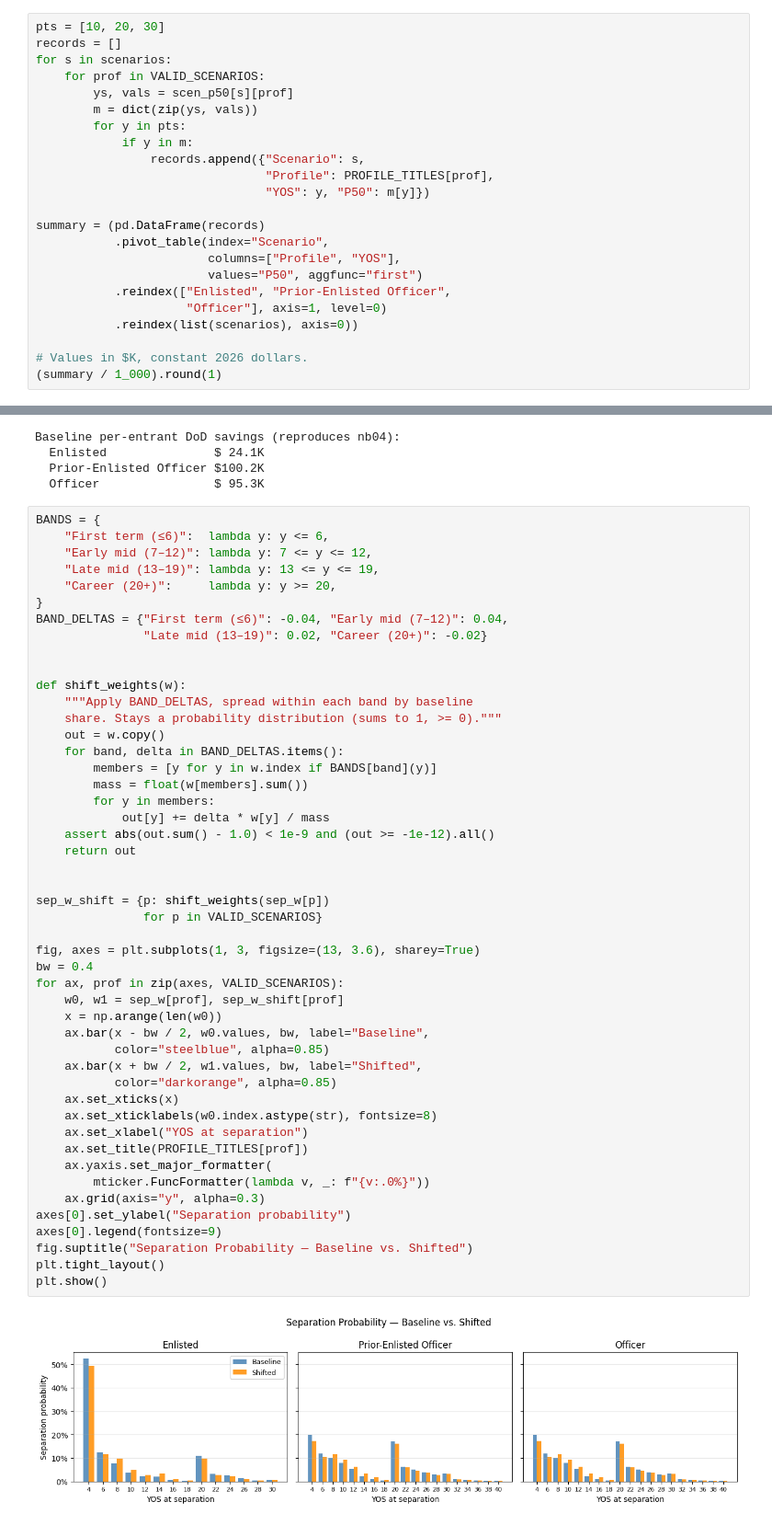
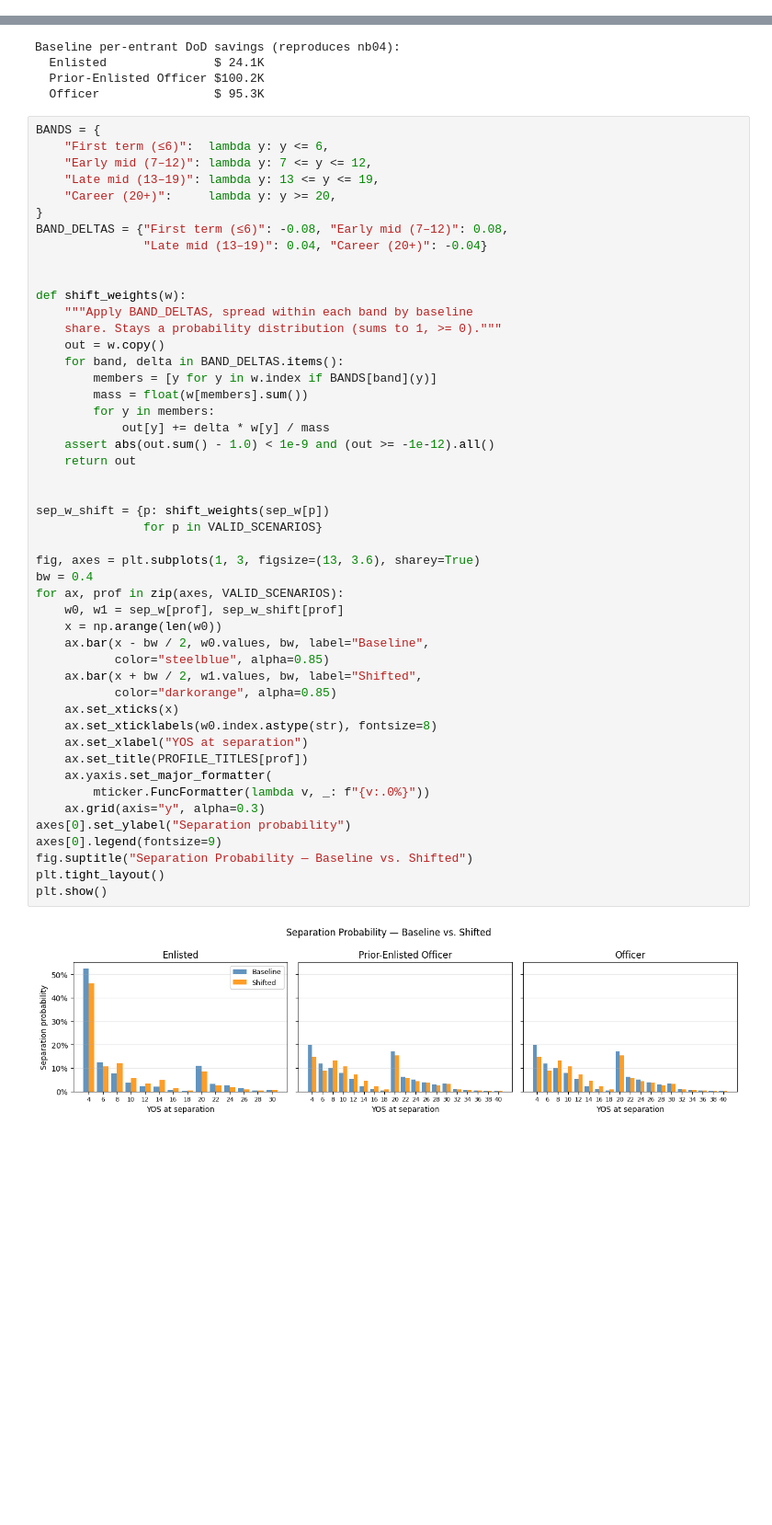
Before and after one commit to sgelety/military-retirement-monte-carlo, a Jupyter notebook: notebooks/05_sensitivity_analysis.ipynb, the cells around one changed output, grey strips where cells are left out. Shown at 92% size. Cells and saved outputs as stored; diff of their text form; blank space fills up the shorter version.

```diff
--- a/notebooks/05_sensitivity_analysis.ipynb
+++ b/notebooks/05_sensitivity_analysis.ipynb
@@ -358,26 +384,3 @@ plt.show()
 returns and participation. A sustained bull market with low
 inflation is the one regime that makes BRS win at and beyond
 the cliff.
-# %%
-pts = [10, 20, 30]
-records = []
-for s in scenarios:
-    for prof in VALID_SCENARIOS:
-        ys, vals = scen_p50[s][prof]
-        m = dict(zip(ys, vals))
-        for y in pts:
-            if y in m:
-                records.append({"Scenario": s,
-                                "Profile": PROFILE_TITLES[prof],
-                                "YOS": y, "P50": m[y]})
-
-summary = (pd.DataFrame(records)
-           .pivot_table(index="Scenario",
-                        columns=["Profile", "YOS"],
-                        values="P50", aggfunc="first")
-           .reindex(["Enlisted", "Prior-Enlisted Officer",
-                     "Officer"], axis=1, level=0)
-           .reindex(list(scenarios), axis=0))
-
-# Values in $K, constant 2026 dollars.
-(summary / 1_000).round(1)
@@ -449,8 +445,8 @@ BANDS = {
     "Late mid (13–19)": lambda y: 13 <= y <= 19,
     "Career (20+)":     lambda y: y >= 20,
 }
-BAND_DELTAS = {"First term (≤6)": -0.04, "Early mid (7–12)": 0.04,
-               "Late mid (13–19)": 0.02, "Career (20+)": -0.02}
+BAND_DELTAS = {"First term (≤6)": -0.08, "Early mid (7–12)": 0.08,
+               "Late mid (13–19)": 0.04, "Career (20+)": -0.04}
 
 
 def shift_weights(w):
@@ -464,34 +460,34 @@ def shift_weights(w):
             out[y] += delta * w[y] / mass
     assert abs(out.sum() - 1.0) < 1e-9 and (out >= -1e-12).all()
     return out
 
 
 sep_w_shift = {p: shift_weights(sep_w[p])
                for p in VALID_SCENARIOS}
 
 fig, axes = plt.subplots(1, 3, figsize=(13, 3.6), sharey=True)
 bw = 0.4
 for ax, prof in zip(axes, VALID_SCENARIOS):
     w0, w1 = sep_w[prof], sep_w_shift[prof]
     x = np.arange(len(w0))
     ax.bar(x - bw / 2, w0.values, bw, label="Baseline",
            color="steelblue", alpha=0.85)
     ax.bar(x + bw / 2, w1.values, bw, label="Shifted",
            color="darkorange", alpha=0.85)
     ax.set_xticks(x)
     ax.set_xticklabels(w0.index.astype(str), fontsize=8)
     ax.set_xlabel("YOS at separation")
     ax.set_title(PROFILE_TITLES[prof])
     ax.yaxis.set_major_formatter(
         mticker.FuncFormatter(lambda v, _: f"{v:.0%}"))
     ax.grid(axis="y", alpha=0.3)
 axes[0].set_ylabel("Separation probability")
 axes[0].legend(fontsize=9)
 fig.suptitle("Separation Probability — Baseline vs. Shifted")
 plt.tight_layout()
 plt.show()
 # %% [output]
-[figure, old version]
+[figure, new version]
 # %%
 print("Per-entrant DoD savings: baseline -> shifted")
 for prof in VALID_SCENARIOS:
```
Also changed, not shown: parts of 12 cells of this notebook, 1 other file.
